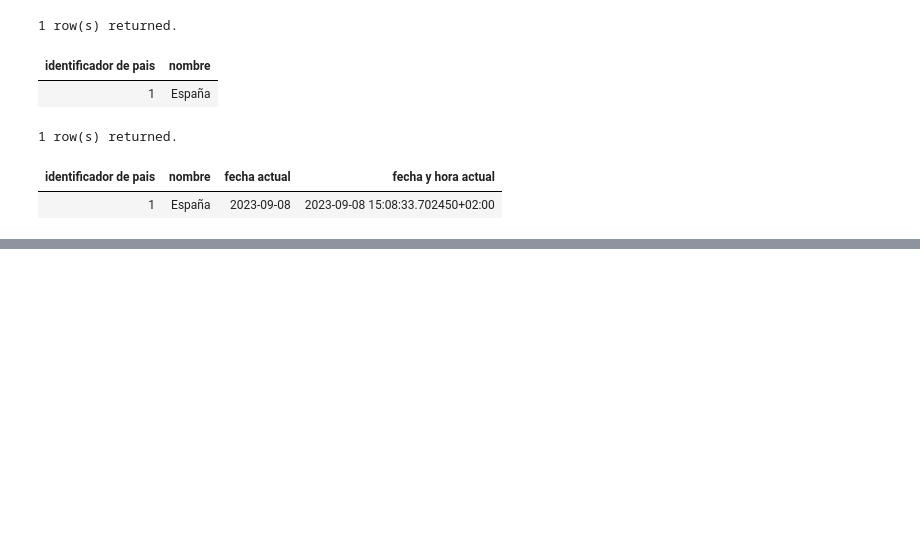
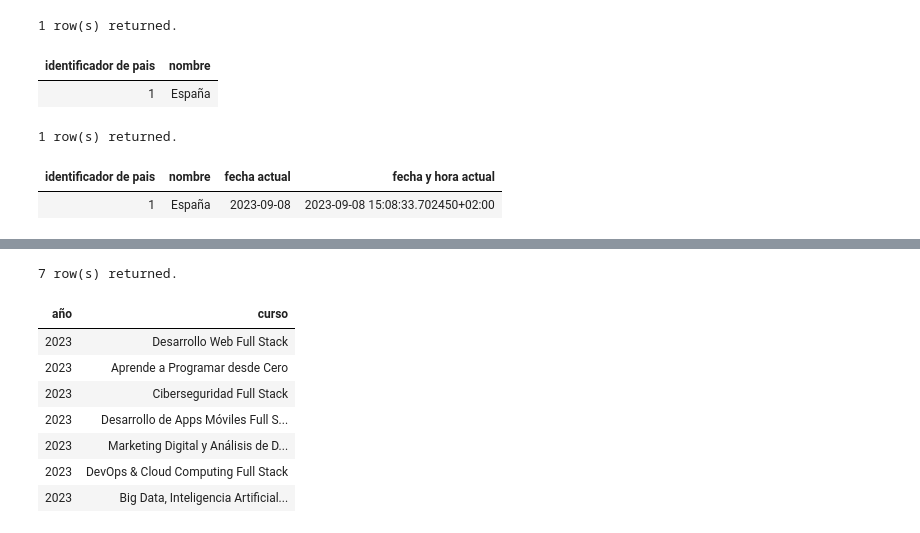
Before and after one commit to alexjust-data/FullStack06_SQL, a Jupyter notebook: 00_SEMINARIO.ipynb, the cells around one changed output, grey strips where cells are left out. Saved outputs shown, nothing was run; the diff lists cells and outputs as text; code cells hidden in the pictures; blank space fills up the shorter version.

```diff
--- a/00_SEMINARIO.ipynb
+++ b/00_SEMINARIO.ipynb
@@ -567,0 +837,16 @@ from keepcoding.pais;
+# %%
+/*
+añado el año manualmente en el insert ya que no existe en la tabla datos_academos
+*/
+
+select 2023 año ,curso from keepcoding.datos_academia group by curso;
+# %% [output]
+7 row(s) returned.
+| año | curso |
+| 2023 | Desarrollo Web Full Stack |
+| 2023 | Aprende a Programar desde Cero |
+| 2023 | Ciberseguridad Full Stack |
+| 2023 | Desarrollo de Apps Móviles Full S... |
+| 2023 | Marketing Digital y Análisis de D... |
+| 2023 | DevOps & Cloud Computing Full Stack |
+| 2023 | Big Data, Inteligencia Artificial... |
```
Also changed, not shown: parts of 13 cells of this notebook, 2 other files.
